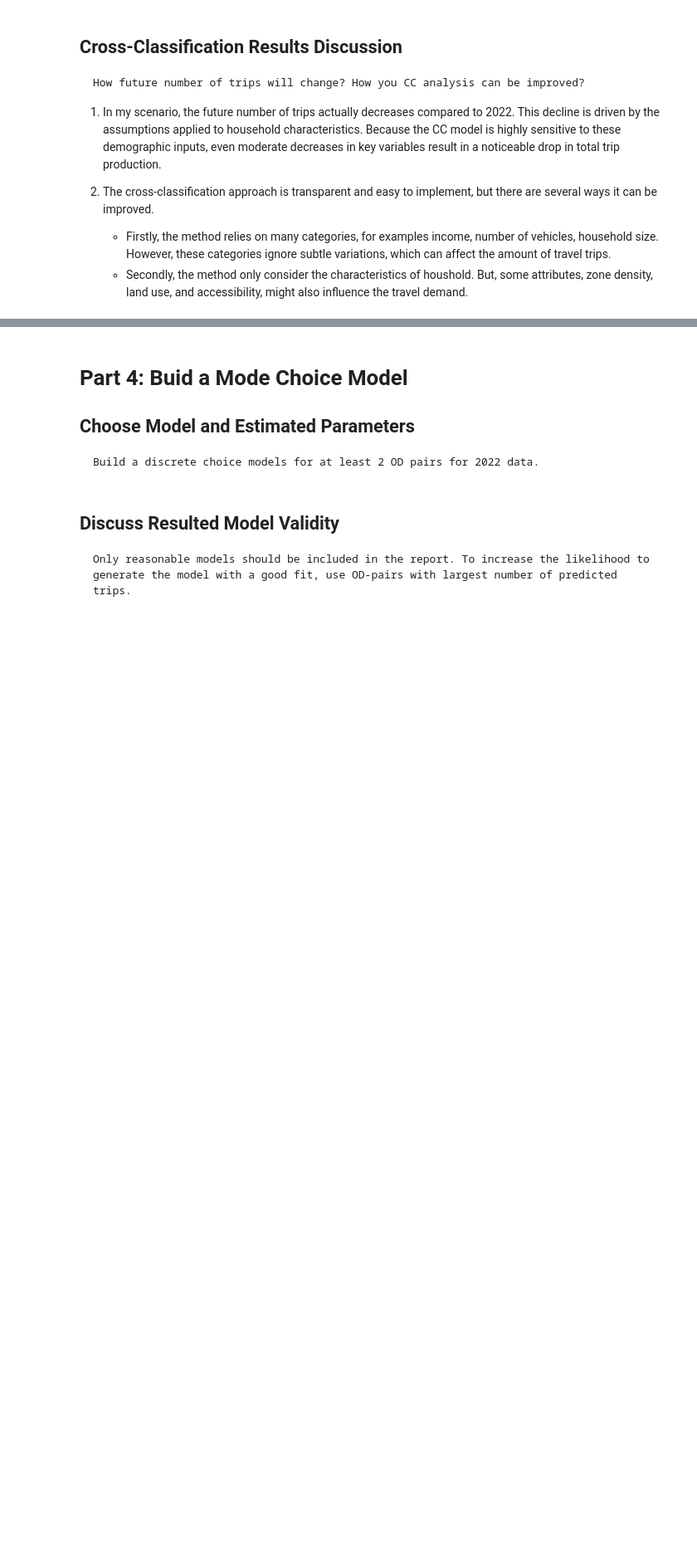
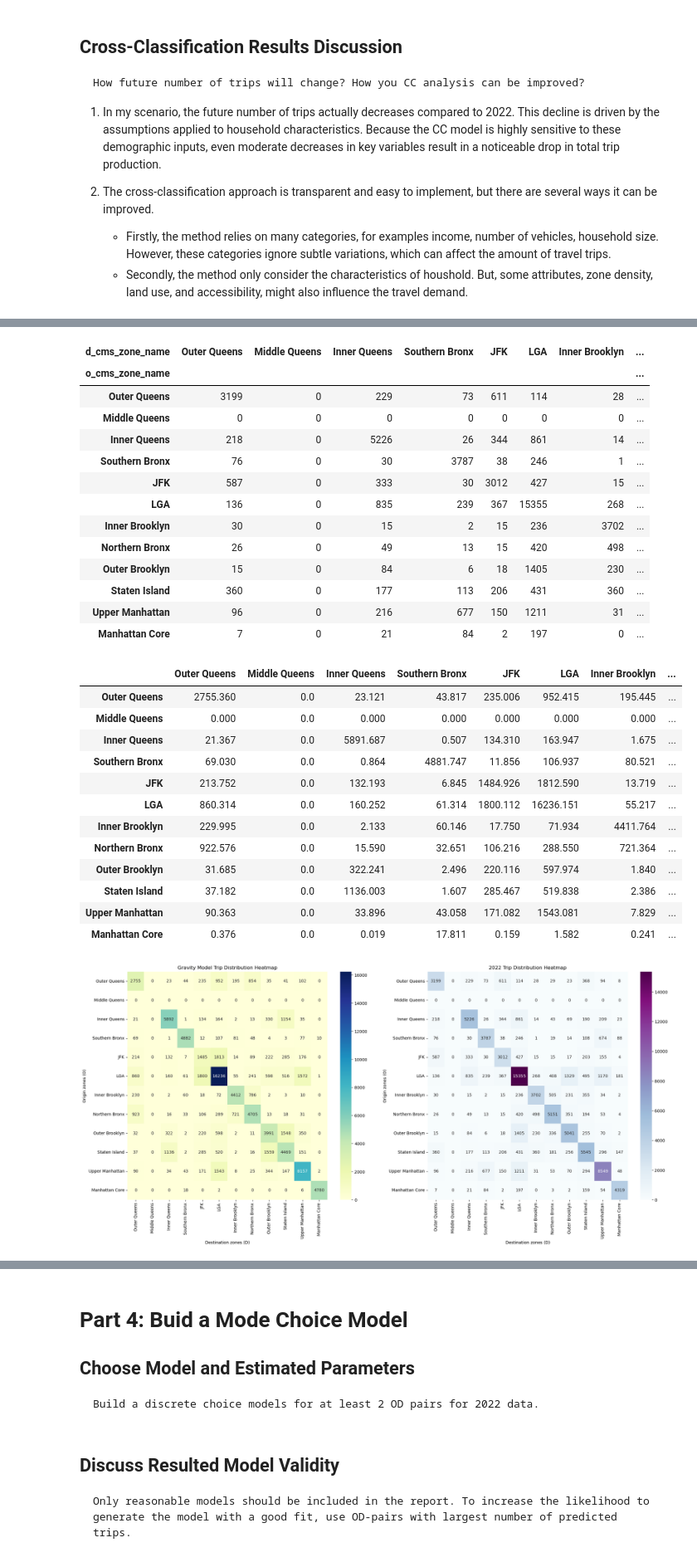
Before and after one commit to WenlongL1/CIE-539-Project, a Jupyter notebook: Project.ipynb, the cells around one changed output, grey strips where cells are left out. Shown at 83% size. Cells and saved outputs as stored; diff of their text form; code cells hidden in the pictures; blank space fills up the shorter version.

```diff
--- a/Project.ipynb
+++ b/Project.ipynb
@@ -1116,0 +1248,11 @@ Name: count, dtype: float64
+# %%
+f_origin = np.array(list(future_tripzone_o.values()))
+f_dest = np.array(list(future_tripzone_o.values()))
+
+dist = distance_matrix.to_numpy()
+
+# Define a deterrence function based on an exponential decay
+beta_impedance_function = 0.1
+def deterrence_function(cij, beta):
+    return np.exp(-beta * cij)
+deter = deterrence_function(dist, beta_impedance_function)
@@ -1116,0 +1367,8 @@ Name: count, dtype: float64
+# %%
+solution_gravity_model = gravity_model(
+    f_origin,  # Origin matrix
+    f_dest,  # Destination matrix
+    dist,  # Cost matrix
+    deter,  # Deterrence matrix
+    error_threshold = 0.01,  # Error threshold for stopping condition
+    improvement_threshold = 1e-4)  # Improvement threshold for stopping condition
@@ -1116,0 +1428,55 @@ Name: count, dtype: float64
+# %%
+zone_names_list = tripzone_o.index.tolist()
+
+solution_gravity_model_copy = solution_gravity_model.copy()
+solution_gravity_model_copy.drop(columns=['Origin'], inplace=True)
+solution_gravity_model_copy.drop(index=['Destination'], inplace=True)
+
+zone_mapping = {f"Zone {i+1}": zone_names_list[i] for i in range(len(zone_names_list))}
+solution_gravity_model_renamed = solution_gravity_model_copy.rename(columns=zone_mapping, index=zone_mapping)
+
+solution_gravity_model_renamed
+
+plt.figure(figsize=(24,10))
+plt.subplot(1, 2, 1)
+sns.heatmap(solution_gravity_model_renamed, annot=True, fmt=".0f", cmap="YlGnBu")
+plt.title("Gravity Model Trip Distribution Heatmap")
+plt.xlabel('Destination zones (D)')
+plt.ylabel('Origin zones (O)')
+
+display(tripzone, solution_gravity_model_renamed)
+plt.subplot(1, 2, 2)
+heatmap = sns.heatmap(tripzone, annot=True, fmt="d", cmap="BuPu")
+plt.title("2022 Trip Distribution Heatmap")
+plt.xlabel('Destination zones (D)')
+plt.ylabel('Origin zones (O)')
+plt.show()
+# %% [output]
+| d_cms_zone_name | Outer Queens | Middle Queens | Inner Queens | Southern Bronx | JFK | LGA | Inner Brooklyn | ... |
+| o_cms_zone_name |  |  |  |  |  |  |  | ... |
+| Outer Queens | 3199 | 0 | 229 | 73 | 611 | 114 | 28 | ... |
+| Middle Queens | 0 | 0 | 0 | 0 | 0 | 0 | 0 | ... |
+| Inner Queens | 218 | 0 | 5226 | 26 | 344 | 861 | 14 | ... |
+| Southern Bronx | 76 | 0 | 30 | 3787 | 38 | 246 | 1 | ... |
+| JFK | 587 | 0 | 333 | 30 | 3012 | 427 | 15 | ... |
+| LGA | 136 | 0 | 835 | 239 | 367 | 15355 | 268 | ... |
+| Inner Brooklyn | 30 | 0 | 15 | 2 | 15 | 236 | 3702 | ... |
+| Northern Bronx | 26 | 0 | 49 | 13 | 15 | 420 | 498 | ... |
+| Outer Brooklyn | 15 | 0 | 84 | 6 | 18 | 1405 | 230 | ... |
+| Staten Island | 360 | 0 | 177 | 113 | 206 | 431 | 360 | ... |
+| Upper Manhattan | 96 | 0 | 216 | 677 | 150 | 1211 | 31 | ... |
+| Manhattan Core | 7 | 0 | 21 | 84 | 2 | 197 | 0 | ... |
+|  | Outer Queens | Middle Queens | Inner Queens | Southern Bronx | JFK | LGA | Inner Brooklyn | ... |
+| Outer Queens | 2755.360 | 0.0 | 23.121 | 43.817 | 235.006 | 952.415 | 195.445 | ... |
+| Middle Queens | 0.000 | 0.0 | 0.000 | 0.000 | 0.000 | 0.000 | 0.000 | ... |
+| Inner Queens | 21.367 | 0.0 | 5891.687 | 0.507 | 134.310 | 163.947 | 1.675 | ... |
+| Southern Bronx | 69.030 | 0.0 | 0.864 | 4881.747 | 11.856 | 106.937 | 80.521 | ... |
+| JFK | 213.752 | 0.0 | 132.193 | 6.845 | 1484.926 | 1812.590 | 13.719 | ... |
+| LGA | 860.314 | 0.0 | 160.252 | 61.314 | 1800.112 | 16236.151 | 55.217 | ... |
+| Inner Brooklyn | 229.995 | 0.0 | 2.133 | 60.146 | 17.750 | 71.934 | 4411.764 | ... |
+| Northern Bronx | 922.576 | 0.0 | 15.590 | 32.651 | 106.216 | 288.550 | 721.364 | ... |
+| Outer Brooklyn | 31.685 | 0.0 | 322.241 | 2.496 | 220.116 | 597.974 | 1.840 | ... |
+| Staten Island | 37.182 | 0.0 | 1136.003 | 1.607 | 285.467 | 519.838 | 2.386 | ... |
+| Upper Manhattan | 90.363 | 0.0 | 33.896 | 43.058 | 171.082 | 1543.081 | 7.829 | ... |
+| Manhattan Core | 0.376 | 0.0 | 0.019 | 17.811 | 0.159 | 1.582 | 0.241 | ... |
+[figure, added]
```
Also changed, not shown: parts of 20 cells of this notebook.
